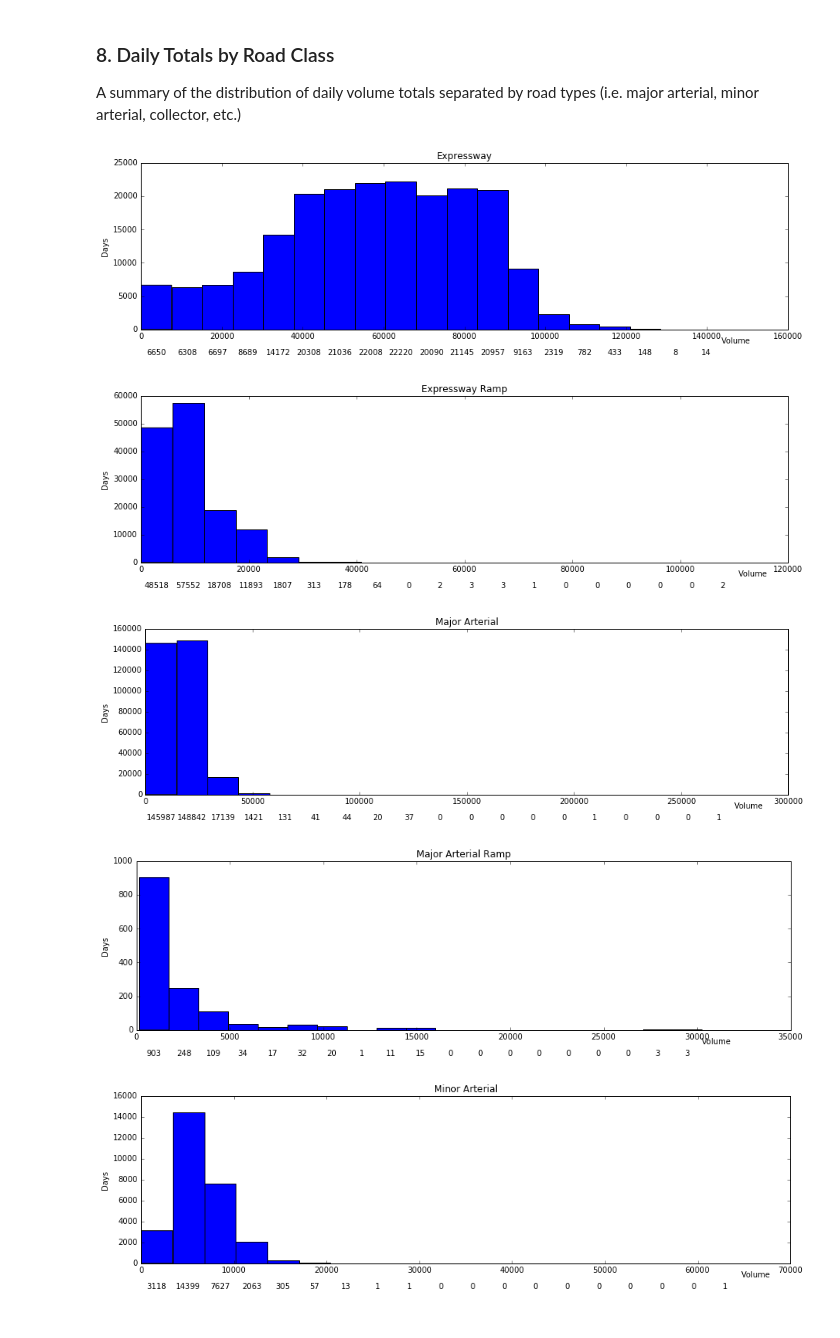
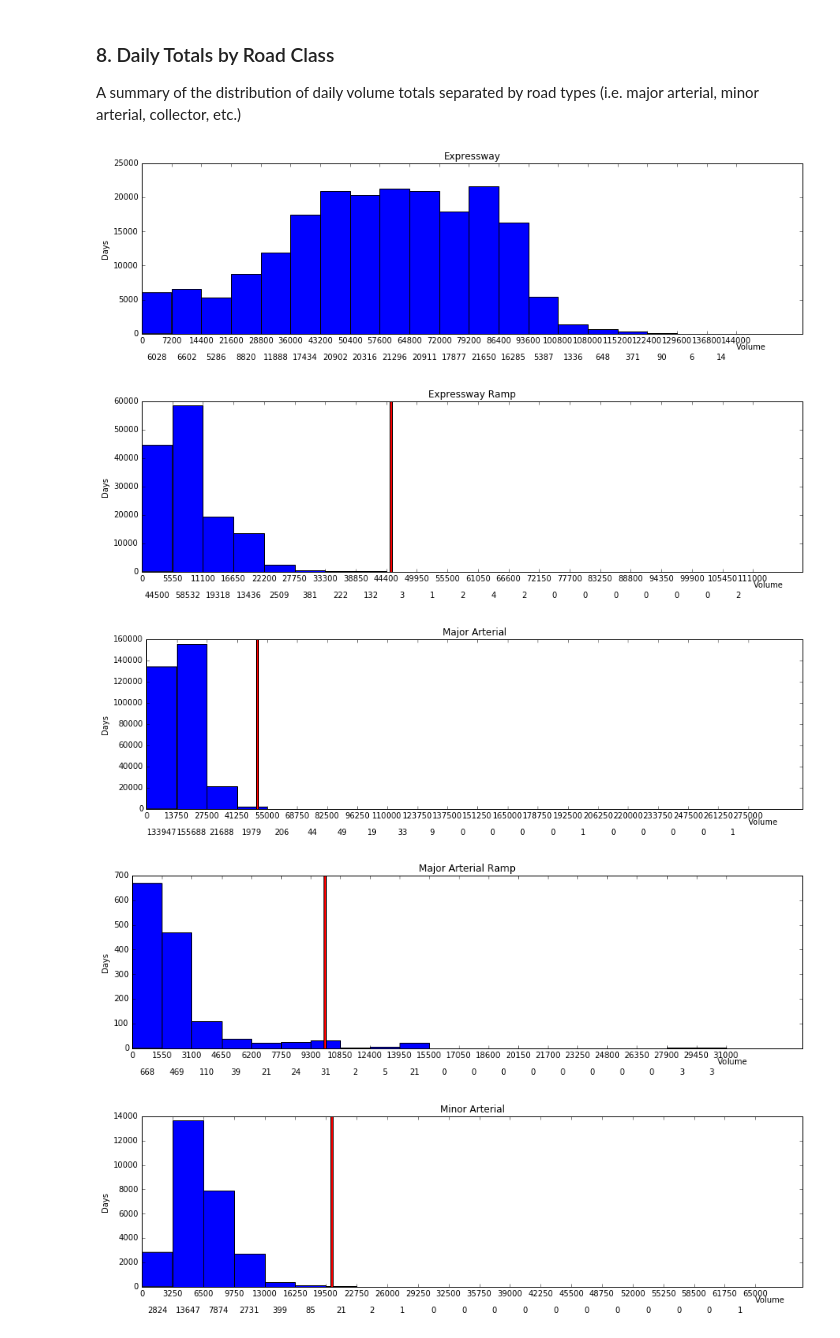
Before and after one commit to CityofToronto/bdit_volumes, a Jupyter notebook: exploratory_analysis/FLOW_descriptive_analysis.ipynb, the cells around one changed output. Saved outputs shown, nothing was run; the diff lists cells and outputs as text; code cells hidden in the pictures.

```diff
--- a/exploratory_analysis/FLOW_descriptive_analysis.ipynb
+++ b/exploratory_analysis/FLOW_descriptive_analysis.ipynb
@@ -215,22 +215,29 @@ data1
 A summary of the distribution of daily volume totals separated by road types (i.e. major arterial, minor arterial, collector, etc.)
 # %%
 data_tvrc = pd.read_csv('ATR Daily Volume.csv')
+thresholds = {'Expressway Ramp':45000,'Major Arterial':50000,'Major Arterial Ramp':10000,'Minor Arterial':20000,'Collector':10000,'Local':4000,'Laneway':500}
 for (fc,fc_desc),group in data_tvrc.groupby(['feature_code','feature_code_desc']):
-    maxValue = max(group['sum'])//1000 *1000
+    maxValue = (max(group['sum'])//1000+1) * 1000
     fig, ax = plt.subplots(figsize = [15,4])
-    n,bins,patches=plt.hist(group['sum'],bins=19,color='b')
+    bins = np.linspace(0,maxValue,21)
+    n,bins,patches=plt.hist(group['sum'],bins=bins,color='b')
     binsize = bins[2] - bins [1]
     for count,x in zip (n,bins[:-1]):
         ax.annotate(str(int(count)), xy=(x+binsize/2,0), xycoords=('data', 'axes fraction'),
             xytext=(0, -25), textcoords='offset points', va='top', ha='center')
     plt.subplots_adjust(bottom=0.15)
     plt.title(fc_desc)
-    ax.annotate('Volume', xy=(max(group['sum']),0), xycoords=('data', 'axes fraction'),
-        xytext=(0, -10), textcoords='offset points', va='top', ha='left')
+    try:
+        plt.axvspan(thresholds[fc_desc], thresholds[fc_desc]+binsize/15, facecolor='r', alpha=1)
+    except:
+        pass
+    ax.annotate('Volume', xy=(max(group['sum'])+300,0), xycoords=('data', 'axes fraction'),
+        xytext=(0, -12), textcoords='offset points', va='top', ha='left')
     ax.set_ylabel('Days')
+    ax.set_xticks(bins)
 # %% [output]
-[figure, old version]
+[figure, new version]
-[figure, old version]
+[figure, new version]
-[figure, old version]
+[figure, new version]
-[figure, old version]
+[figure, new version]
-[figure, old version]
+[figure, new version]
```
Also changed, not shown: parts of 1 cell of this notebook.
